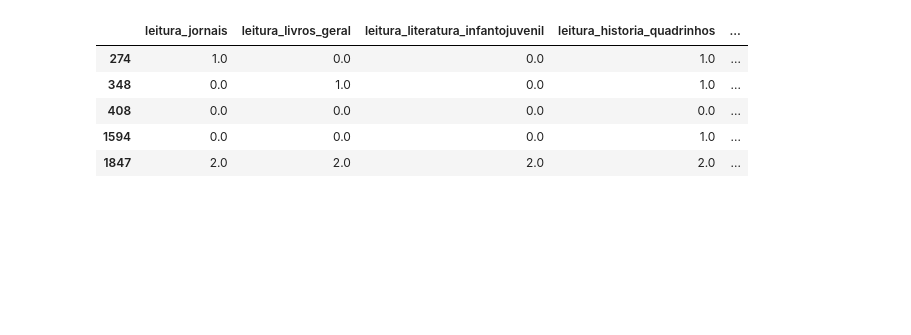
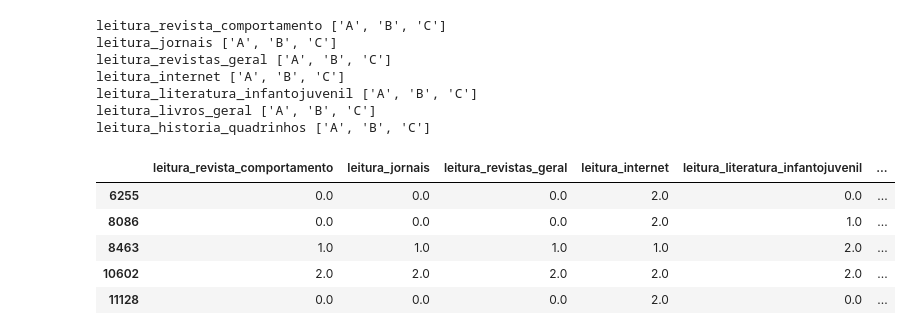
Before and after one commit to JamboTechUFPB/SAEB_Classificador, a Jupyter notebook: treatment_analysis/columns-treatment.ipynb, the cells around one changed output. Saved outputs shown, nothing was run; the diff lists cells and outputs as text; code cells hidden in the pictures; blank space fills up the shorter version.

```diff
--- a/treatment_analysis/columns-treatment.ipynb
+++ b/treatment_analysis/columns-treatment.ipynb
@@ -315,4 +98,0 @@ utiliza_biblioteca_escola ['C' 'B' 'A' 'D' None]
-# %%
-for column in columns_to_filter:
-    if column not in exclude:
-        print(column, df1[column].unique())
@@ -404,12 +192,15 @@ Name: count, dtype: int64
 escolaridade = ['escolaridade_mae', 'escolaridade_pai']
 # droppar 'Não sei'
 for column in escolaridade:
-    df = df[df[column] != 'G']
-    df1 = df1[df1[column] != 'G']
+    unique_values = []
+    for value in df[column].unique():
+        if value is not None:
+            unique_values.append(value)
+    print(column, sorted(unique_values))
+    df = df[df[column] != 'G'] # não sei
 
 for column in escolaridade:
     df[column] = df[column].map({'A': 0, 'B': 1, 'C': 2, 'D': 3, 'E': 4, 'F': 5})
-    df1[column] = df1[column].map({'A': 0, 'B': 1, 'C': 2, 'D': 3, 'E': 4, 'F': 5})
 
 df[escolaridade].head()
 # %% [output]
@@ -422,5 +215,19 @@ df[escolaridade].head()
-# %%
-# na sua casa tem computador?
-# Não tem.	Sim, um.	Sim, dois.	Sim, três.	Sim, quatro ou mais.
-df['possui_computador'] = df['possui_computador'].map({'A': 0, 'B': 1, 'C': 2, 'D': 3, 'E': 4})
-df1['possui_computador'] = df1['possui_computador'].map({'A': 0, 'B': 1, 'C': 2, 'D': 3, 'E': 4})
+# %%
+# # questões "possui_" (exceto possui_trabalho
+# Não tem.	Sim, um.	Sim, dois.	Sim, três.	Sim, quatro ou mais.
+
+possui_columns = [col for col in df.columns if 'possui_' in col and 'trabalho' not in col]
+
+for column in possui_columns:
+    unique_values = []
+    for value in df[column].unique():
+        if value is not None and not pd.isna(value):
+            unique_values.append(value)
+    print(column, sorted(unique_values))
+
+for column in possui_columns:
+    df[column] = df[column].map({'A': 0, 'B': 1, 'C': 2, 'D': 3, 'E': 4})
+
+df['possui_trabalho'] = df['possui_trabalho'].map({'A': 1, 'B': 0})
+
+df[possui_columns + ['possui_trabalho']].head()
@@ -427,23 +253,36 @@ df1['possui_computador'] = df1['possui_computador'].map({'A': 0, 'B': 1, 'C': 2,
 # %%
 # colunas 'leitura_'
 # Com qual frequência você lê ...
 # Sempre ou quase sempre.	De vez em quando.	Nunca ou quase nunca.
 
 
 leitura_columns = [coluna for coluna in df.columns if 'leitura_' in coluna]
 
 for column in leitura_columns:
+    unique_values = []
+    for value in df[column].unique():
+        if value is not None and not pd.isna(value):
+            unique_values.append(value)
+    print(column, sorted(unique_values))
+
+for column in leitura_columns:
     df[column] = df[column].map({'A': 2, 'B': 1, 'C': 0})
-    df1[column] = df1[column].map({'A': 2, 'B': 1, 'C': 0})
 
 df[leitura_columns].head()
 # %% [output]
+leitura_revista_comportamento ['A', 'B', 'C']
+leitura_jornais ['A', 'B', 'C']
+leitura_revistas_geral ['A', 'B', 'C']
+leitura_internet ['A', 'B', 'C']
+leitura_literatura_infantojuvenil ['A', 'B', 'C']
+leitura_livros_geral ['A', 'B', 'C']
+leitura_historia_quadrinhos ['A', 'B', 'C']
-|  | leitura_jornais | leitura_livros_geral | leitura_literatura_infantojuvenil | leitura_historia_quadrinhos | ... |
-| 274 | 1.0 | 0.0 | 0.0 | 1.0 | ... |
-| 348 | 0.0 | 1.0 | 0.0 | 1.0 | ... |
-| 408 | 0.0 | 0.0 | 0.0 | 0.0 | ... |
-| 1594 | 0.0 | 0.0 | 0.0 | 1.0 | ... |
-| 1847 | 2.0 | 2.0 | 2.0 | 2.0 | ... |
+|  | leitura_revista_comportamento | leitura_jornais | leitura_revistas_geral | leitura_internet | leitura_literatura_infantojuvenil | ... |
+| 6255 | 0.0 | 0.0 | 0.0 | 2.0 | 0.0 | ... |
+| 8086 | 0.0 | 0.0 | 0.0 | 2.0 | 1.0 | ... |
+| 8463 | 1.0 | 1.0 | 1.0 | 1.0 | 2.0 | ... |
+| 10602 | 2.0 | 2.0 | 2.0 | 2.0 | 2.0 | ... |
+| 11128 | 0.0 | 0.0 | 0.0 | 2.0 | 0.0 | ... |
 # %%
 # colunas 'frequenta_'
 # Com que frequência você costuma ir à ...
```
Also changed, not shown: parts of 48 cells of this notebook, 21 other files.
